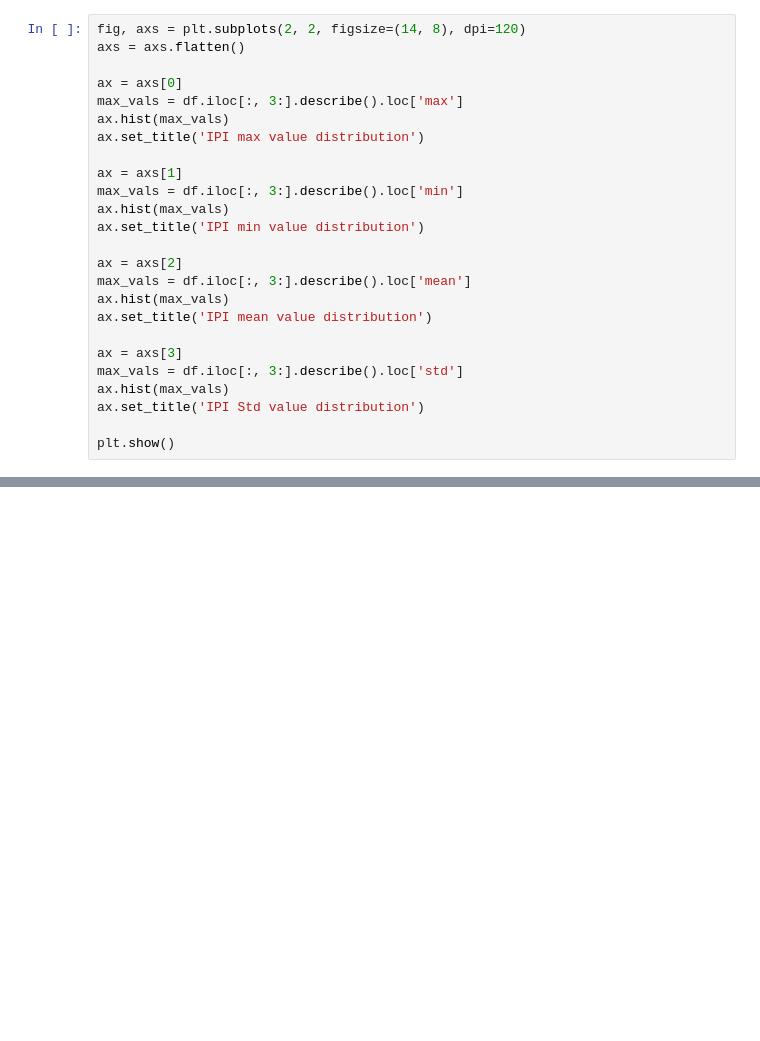
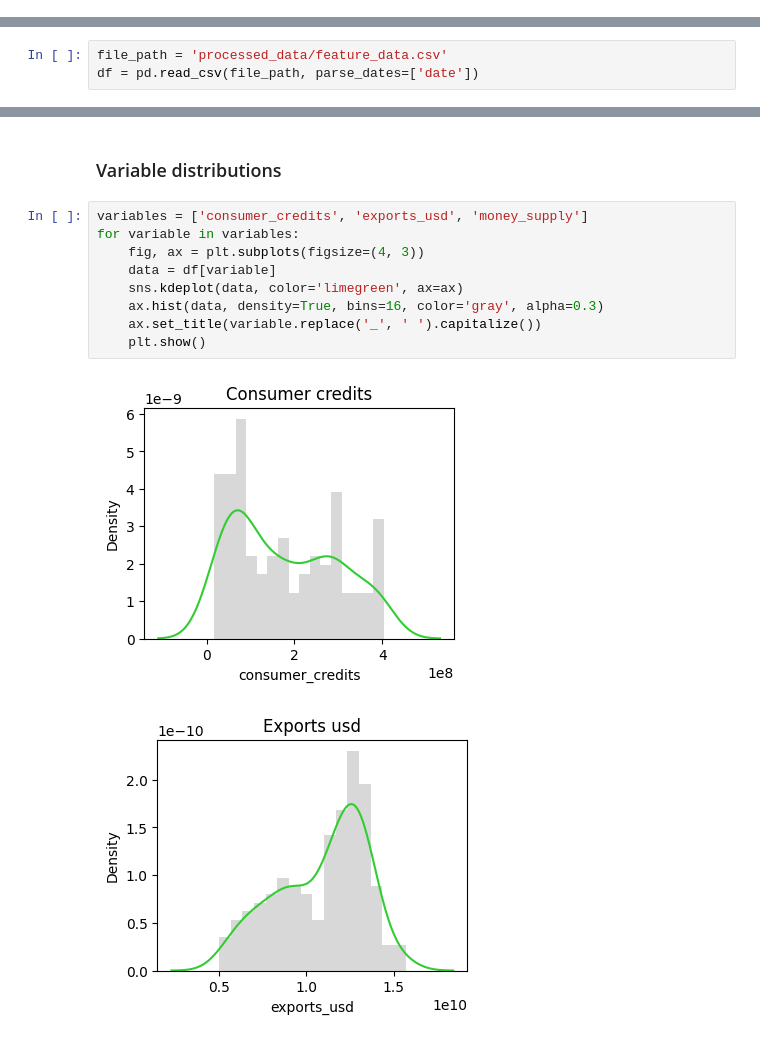
Before and after one commit to Ahmetyasin/CS512-project, a Jupyter notebook: ExploratoryDataAnalysis.ipynb, the cells around one changed output, grey strips where cells are left out. Drawn from its saved outputs; the diff is of its cells as text; blank space fills up the shorter version.

```diff
--- a/ExploratoryDataAnalysis.ipynb
+++ b/ExploratoryDataAnalysis.ipynb
@@ -26,25 +12,0 @@ df.iloc[:, 3:].describe()
-# %%
-fig, axs = plt.subplots(2, 2, figsize=(14, 8), dpi=120)
-axs = axs.flatten()
-
-ax = axs[0]
-max_vals = df.iloc[:, 3:].describe().loc['max']
-ax.hist(max_vals)
-ax.set_title('IPI max value distribution')
-
-ax = axs[1]
-max_vals = df.iloc[:, 3:].describe().loc['min']
-ax.hist(max_vals)
-ax.set_title('IPI min value distribution')
-
-ax = axs[2]
-max_vals = df.iloc[:, 3:].describe().loc['mean']
-ax.hist(max_vals)
-ax.set_title('IPI mean value distribution')
-
-ax = axs[3]
-max_vals = df.iloc[:, 3:].describe().loc['std']
-ax.hist(max_vals)
-ax.set_title('IPI Std value distribution')
-
-plt.show()
@@ -76,0 +13,3 @@ data_description[cond]
+# %%
+file_path = 'processed_data/feature_data.csv'
+df = pd.read_csv(file_path, parse_dates=['date'])
@@ -76,0 +134,14 @@ data_description[cond]
+# %% [markdown]
+### Variable distributions
+# %%
+variables = ['consumer_credits', 'exports_usd', 'money_supply']
+for variable in variables:
+    fig, ax = plt.subplots(figsize=(4, 3))
+    data = df[variable]
+    sns.kdeplot(data, color='limegreen', ax=ax)
+    ax.hist(data, density=True, bins=16, color='gray', alpha=0.3)
+    ax.set_title(variable.replace('_', ' ').capitalize())
+    plt.show()
+# %% [output]
+[figure, added]
+[figure, added]
```
Also changed, not shown: parts of 21 cells of this notebook, 2 other files.
